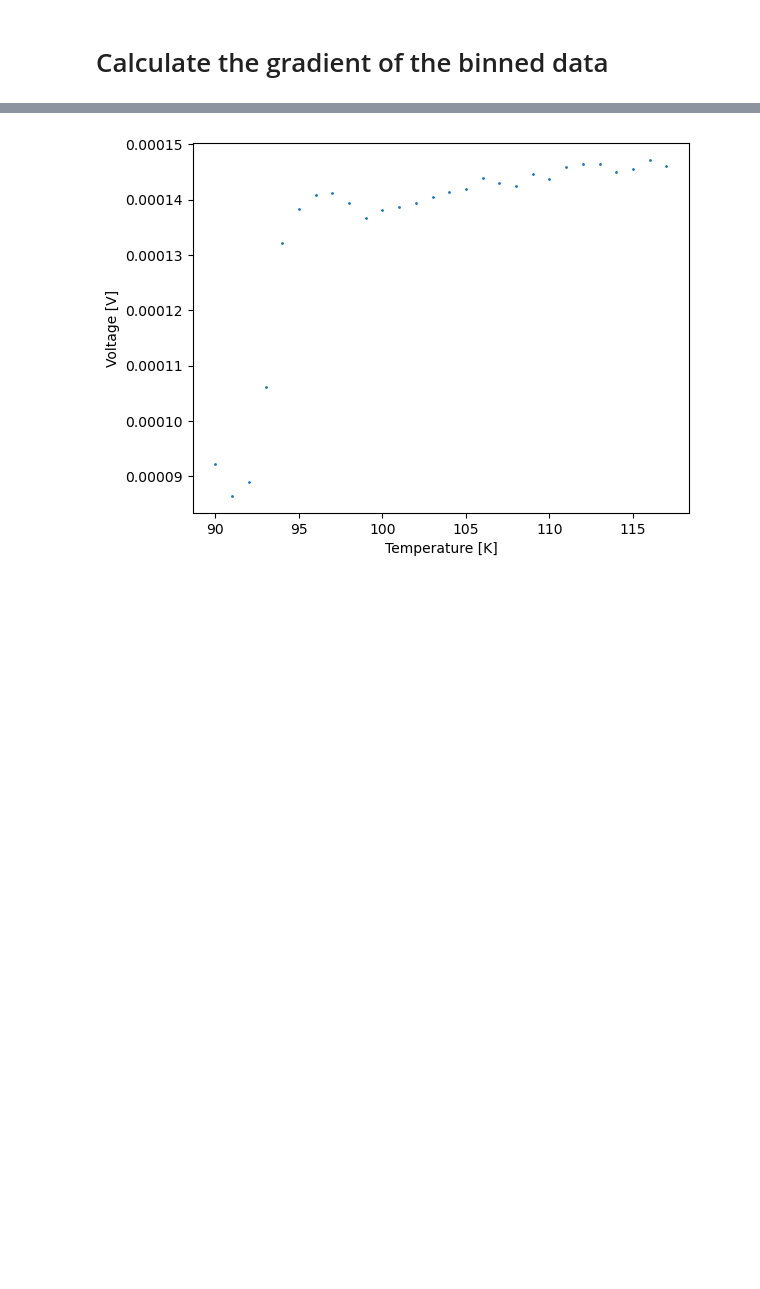
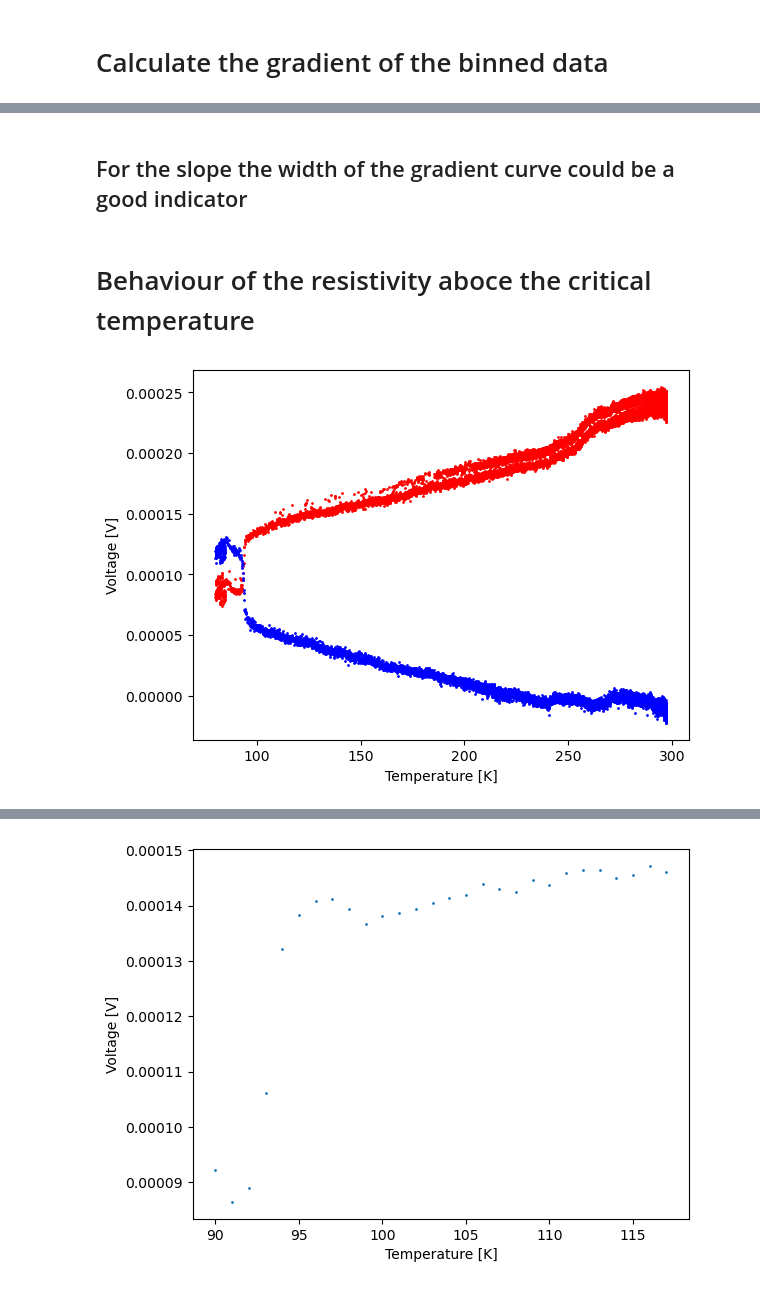
Before and after one commit to JanZur/Solid_state_physics_lab, a Jupyter notebook: solidstates_lab.ipynb, the cells around one changed output, grey strips where cells are left out. Drawn from its saved outputs; the diff is of its cells as text; code cells hidden in the pictures; blank space fills up the shorter version.

```diff
--- a/solidstates_lab.ipynb
+++ b/solidstates_lab.ipynb
@@ -514,0 +587,15 @@ cooling V-
+# %% [markdown]
+## For the slope the width of the gradient curve could be a good indicator
+# %% [markdown]
+# Behaviour of the resistivity aboce the critical temperature
+# %%
+# only use measurenment 06 for the analysis
+
+#plot original V+ and V- data of measurement 06
+plt.scatter(heating_data_06[:,5], heating_data_06[:,2], s = 1, color = 'red')
+plt.scatter(heating_data_06[:,5], heating_data_06[:,4], s = 1, color = 'blue')
+plt.xlabel('Temperature [K]')
+plt.ylabel('Voltage [V]')
+plt.show()
+# %% [output]
+[figure, added]
```
Also changed, not shown: parts of 11 cells of this notebook, 1 other file.
